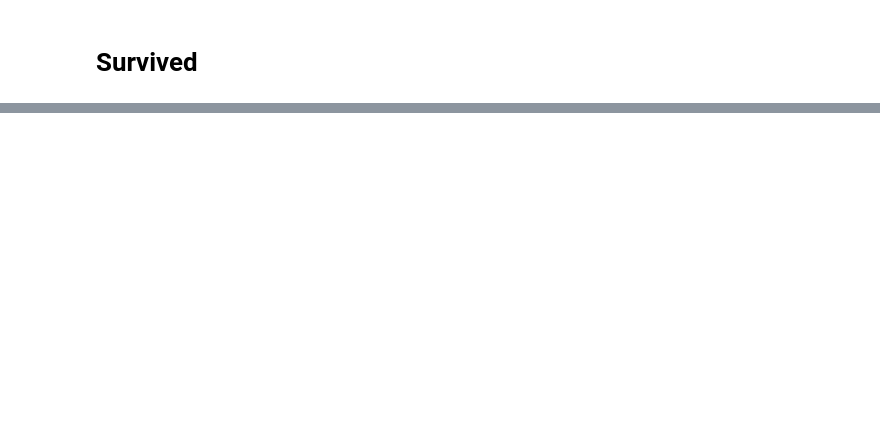
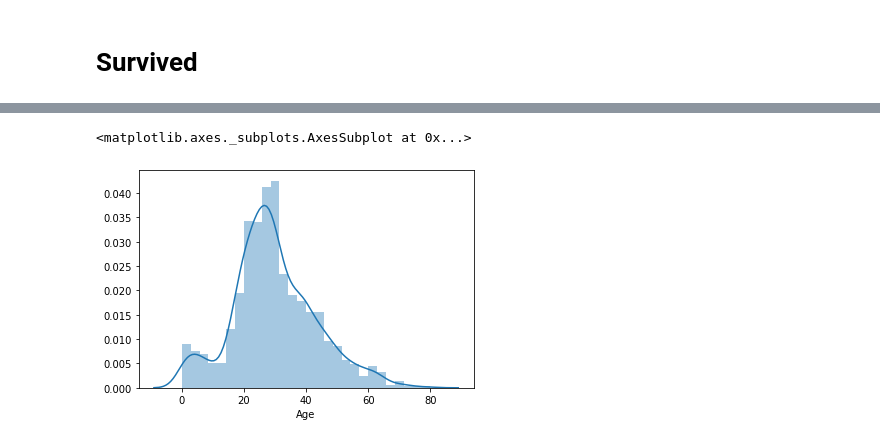
Before and after one commit to GustavoFortti/Titanic-predict-Kaggle, a Jupyter notebook: V1 - Titanic.ipynb, the cells around one changed output, grey strips where cells are left out. Saved outputs shown, nothing was run; the diff lists cells and outputs as text; code cells hidden in the pictures; blank space fills up the shorter version.

```diff
--- a/V1 - Titanic.ipynb
+++ b/V1 - Titanic.ipynb
@@ -159,8 +213,0 @@ age.Title = [i[-1:] for i in age.Title]
-# %%
-def int_age(a):
-    return([np.intc(i) for i in a])
-
-age = age.apply(int_age)
-# %%
-df_3 = df_2.join(age)
-df_3.Age = [ np.intc(i) if type(i) == int else i for i in df_3.Age]
@@ -169,3 +214,6 @@ df_3
+# %%
+age = age.astype(int)
+df_3 = df_3.join(age)
 # %% [markdown]
 ### Predict Age Train/Test
 # %%
@@ -221,12 +312,10 @@ dfAgeTest.Age = model
 # Survived
 # %%
 df_4 = pd.concat([dfAgeTest, dfAgeTrain]).sort_values(by='PassengerId')
-df_5 = df_4
 
 df_4.Age = df_4.Age.astype(int) #[np.intc(i) for i in df_4.Age]
 
 ### col family_sex
-
 
 ### col family_size
 # df_4['Family_size'] = [ i for i in df_4.SibSp + df_4.Parch]
@@ -238,10 +327,8 @@ df_4.Age = df_4.Age.astype(int) #[np.intc(i) for i in df_4.Age]
 # sex.columns = ['Male', 'Female']
 # df_4 = df_4.join(sex)
 
-
 ### col names_num
 # df_4['Names_num'] = [len(i.split()) for i in df_4.Name]
-
 
 ### col Age
 # df_4.loc[ df_4['Age'] <= 23, 'Age'] = 0
@@ -255,6 +342,6 @@ df_4.Age = df_4.Age.astype(int) #[np.intc(i) for i in df_4.Age]
 df_4['Alone'] = [0 if i == 0 else 1 for i in df_4.SibSp + df_4.Parch]
 
 
-### col X
-df_4.x = (df_4.x - 65)
-df_4.x = [0 if i in [5, 4] else 1 for i in df_4.x]
+#
+df_4.Cabin = df_4.Cabin.astype(int)
+df_4 = df_4[df_4.Embarked < 6]
@@ -264,0 +368,5 @@ df_4.Age.describe()
+# %%
+sns.distplot(df_4.Age)
+# %% [output]
+<matplotlib.axes._subplots.AxesSubplot at 0x...>
+[figure, added]
```
Also changed, not shown: parts of 31 cells of this notebook.
